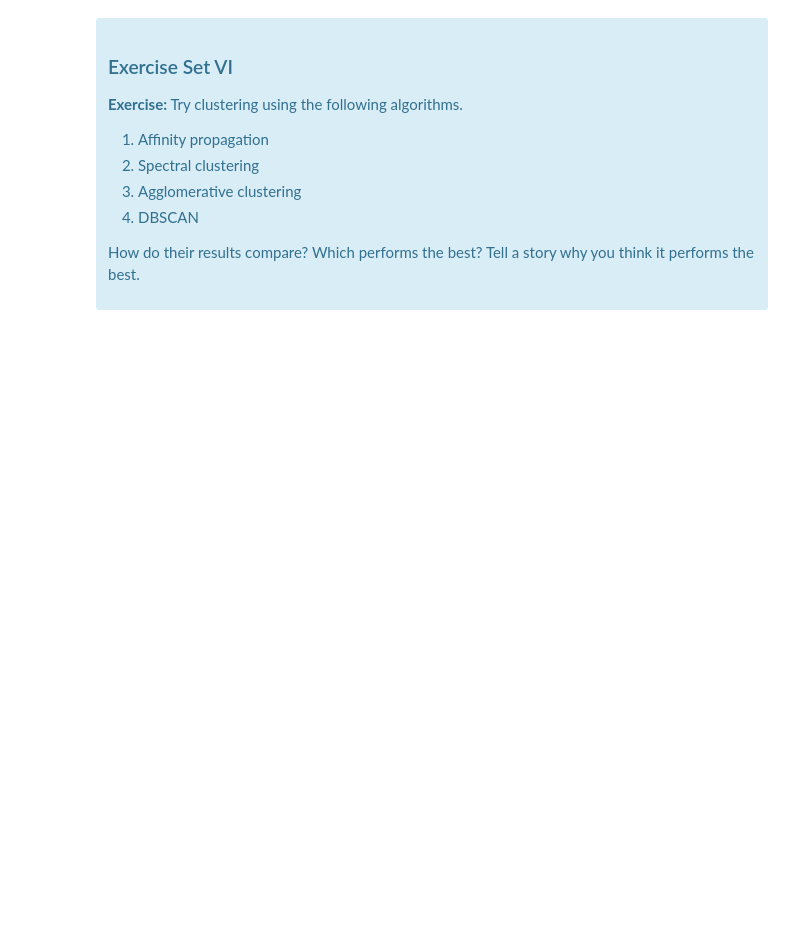
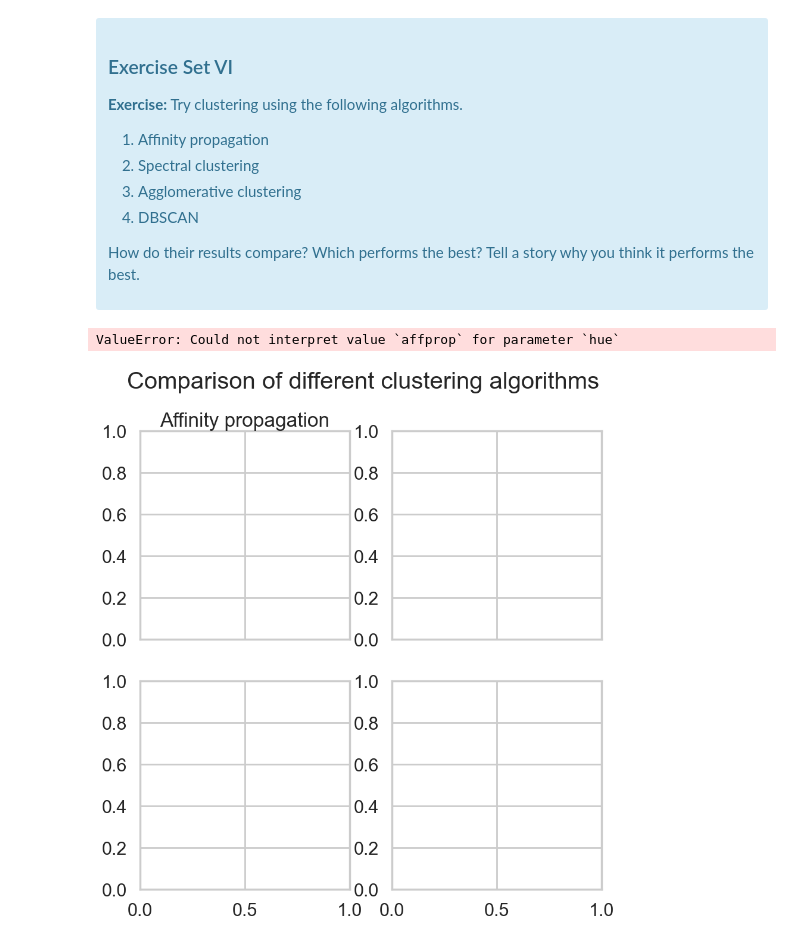
Before and after one commit to hao-udoin/Springboard-data-science, a Jupyter notebook: 15.6 K-means Clustering/Clustering Case Study - Customer Segmentation with K-Means - Tier 3.ipynb, the cells around one changed output. Saved outputs shown, nothing was run; the diff lists cells and outputs as text; code cells hidden in the pictures; blank space fills up the shorter version.

```diff
--- a/15.6 K-means Clustering/Clustering Case Study - Customer Segmentation with K-Means - Tier 3.ipynb
+++ b/15.6 K-means Clustering/Clustering Case Study - Customer Segmentation with K-Means - Tier 3.ipynb
@@ -519,0 +573,41 @@ Source: http://scikit-learn.org/stable/modules/clustering.html
+# %%
+# AffinityPropagation()
+affprop = AffinityPropagation()
+affprop.fit(x_cols)
+df5['affprop'] = affprop.labels_
+# %%
+# SpectralClustering()
+spectral = SpectralClustering(n_clusters=3)
+spectral.fit(x_cols)
+df5['spectral'] = spectral.labels_
+# %%
+# AgglomerativeClustering()
+agglomerative = AgglomerativeClustering(n_clusters=3)
+agglomerative.fit(x_cols)
+df5['agglomerative'] = agglomerative.labels_
+# %%
+# DBSCAN()
+dbscan = DBSCAN(eps=0.2)
+dbscan.fit(x_cols)
+df5['DBSCAN'] = dbscan.labels_
+# %%
+#plotting
+fig, axes = plt.subplots(2, 2, sharex=True, figsize=(10,10))
+fig.suptitle('Comparison of different clustering algorithms')
+
+axes[0,0].set_title('Affinity propagation')
+sns.scatterplot(ax=axes[0,0], data=df5, x='x', y='y', hue='affprop')
+
+axes[0,1].set_title('Spectral clustering')
+sns.scatterplot(ax=axes[0,1], data=df5, x='x', y='y', hue='spectral')
+
+axes[1,0].set_title('Agglomerative clustering')
+sns.scatterplot(ax=axes[1,0], data=df5, x='x', y='y', hue='agglomerative')
+
+axes[1,1].set_title('DBSCAN')
+sns.scatterplot(ax=axes[1,1], data=df5, x='x', y='y', hue='DBSCAN')
+
+plt.show()
+# %% [output]
+ValueError: Could not interpret value `affprop` for parameter `hue`
+[figure, added]
```
Also changed, not shown: parts of 9 cells of this notebook.
